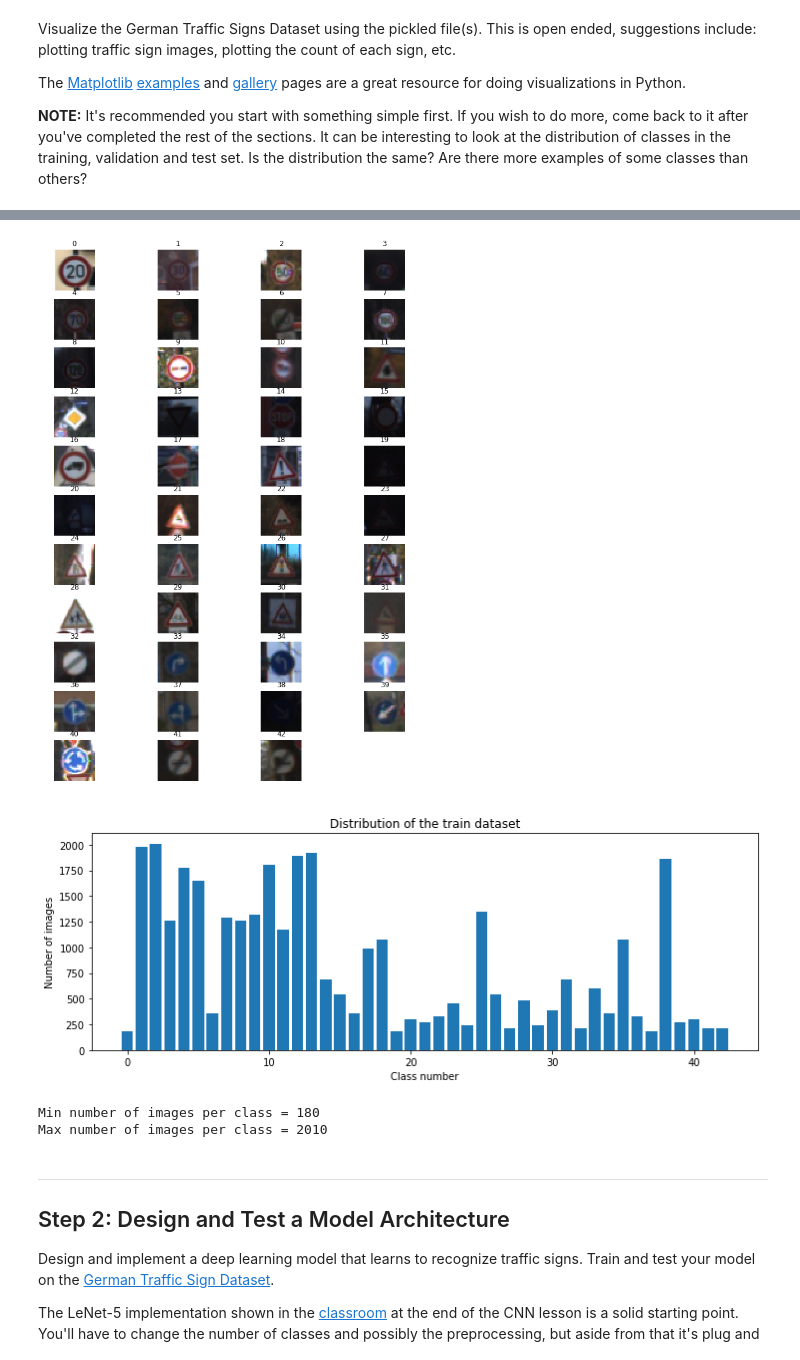
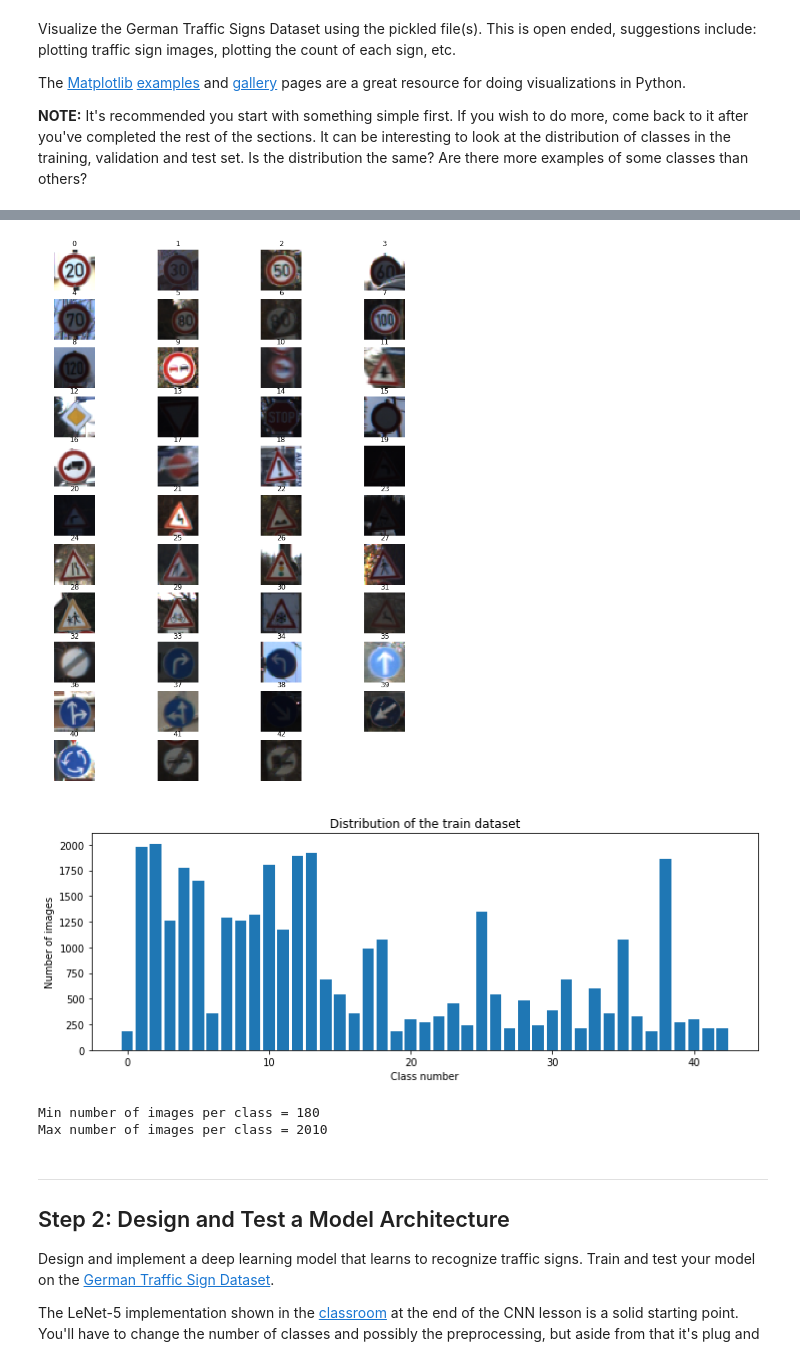
Before and after one commit to stevendae/CarND-TrafficSignClassifier-P2-StevenLee, a Jupyter notebook: Traffic_Sign_Classifier.ipynb, the cells around one changed output, grey strips where cells are left out. Cells and saved outputs as stored; diff of their text form; code cells hidden in the pictures.

```diff
--- a/Traffic_Sign_Classifier.ipynb
+++ b/Traffic_Sign_Classifier.ipynb
@@ -96,21 +96,3 @@ Visualize the German Traffic Signs Dataset using the pickled file(s). This is op
 The [Matplotlib](http://matplotlib.org/) [examples](http://matplotlib.org/examples/index.html) and [gallery](http://matplotlib.org/gallery.html) pages are a great resource for doing visualizations in Python.
 
 **NOTE:** It's recommended you start with something simple first. If you wish to do more, come back to it after you've completed the rest of the sections. It can be interesting to look at the distribution of classes in the training, validation and test set. Is the distribution the same? Are there more examples of some classes than others?
-# %%
-### Data exploration visualization goes here.
-### Feel free to use as many code cells as needed.
-import matplotlib.pyplot as plt
-import random
-# Visualizations will be shown in the notebook.
-%matplotlib inline
-
-# show image of 10 random data points
-fig, axs = plt.subplots(2,5, figsize=(15, 6))
-#fig.subplots_adjust(hspace = .2, wspace=.001)
-axs = axs.ravel()
-for i in range(10):
-    index = random.randint(0, len(X_train))
-    image = X_train[index]
-    axs[i].axis('off')
-    axs[i].imshow(image)
-    axs[i].set_title('Sample: %s Class: %s'%(index,y_train[index]))
@@ -119,31 +99,31 @@ for i in range(10):
 # %%
 ### Data exploration visualization goes here.
 # Visualizations will be shown in the notebook.
 %matplotlib inline
 
 num_of_samples=[]
 plt.figure(figsize=(12, 16.5))
 for i in range(0, n_classes):
     plt.subplot(11, 4, i+1)
     x_selected = X_train[y_train == i] #copy all arrays from X_train in dimension[0] which have the label class i
-    plt.imshow(x_selected[0, :, :, :]) #draw the first image of each class
+    plt.imshow(x_selected[20, :, :, :]) #draw the first image of each class
     plt.title(i)
     plt.axis('off')
     num_of_samples.append(len(x_selected))
 plt.show()
 
 #Plot number of images per class
 plt.figure(figsize=(12, 4))
 plt.bar(range(0, n_classes), num_of_samples)
 plt.title("Distribution of the train dataset")
 plt.xlabel("Class number")
 plt.ylabel("Number of images")
 plt.show()
 
 print("Min number of images per class =", min(num_of_samples))
 print("Max number of images per class =", max(num_of_samples))
 # %% [output]
-[figure, old version]
+[figure, new version]
 [figure]
 Min number of images per class = 180
 Max number of images per class = 2010
```
Also changed, not shown: parts of 29 cells of this notebook, 7 other files.
